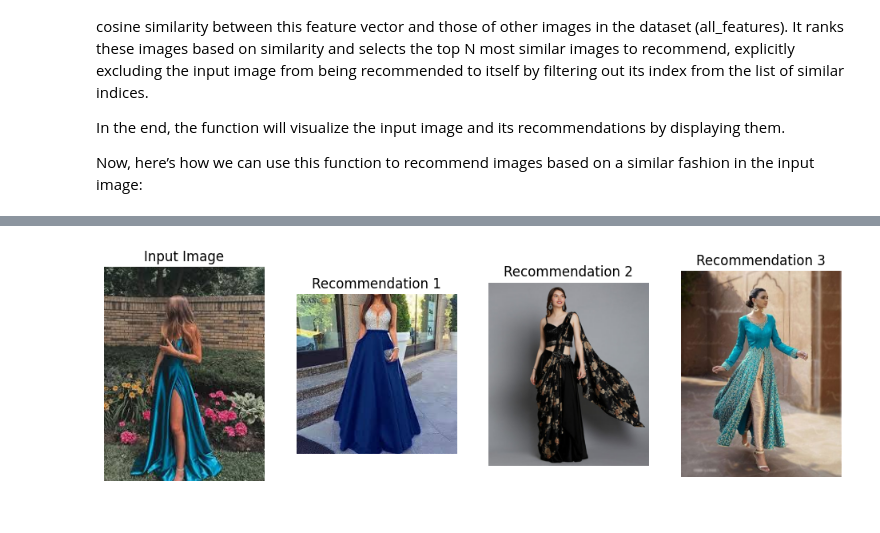
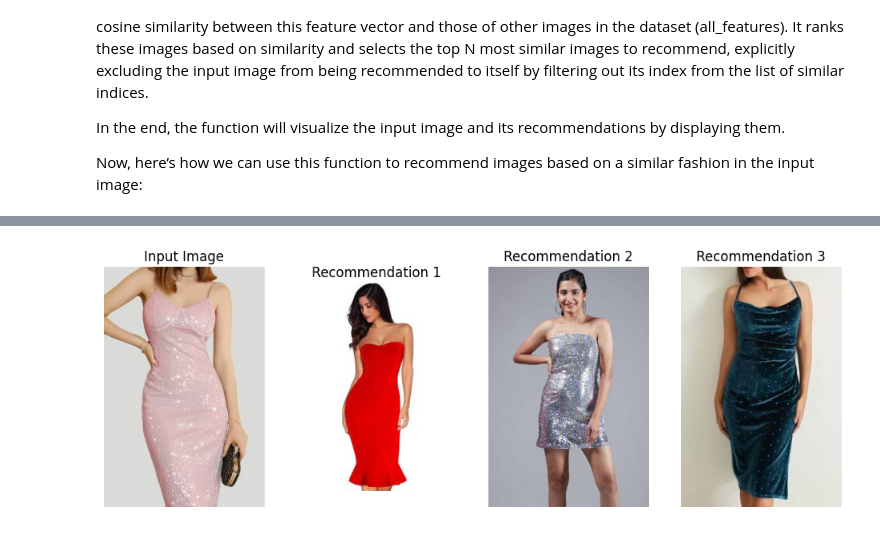
Before and after one commit to Alberto-Ruiz-CTS/ProjectIII, a Jupyter notebook: article_code.ipynb, the cells around one changed output, grey strips where cells are left out. Saved outputs shown, nothing was run; the diff lists cells and outputs as text; code cells hidden in the pictures.

Commit message:
all paths updated

```diff
--- a/article_code.ipynb
+++ b/article_code.ipynb
@@ -66,7 +66,7 @@ Now, we will create a list of all image file paths that will be used later in ex
 import glob
 
 # directory path containing your images
-image_directory = '/teamspace/studios/this_studio/women fashion'
+image_directory = '/teamspace/studios/this_studio/ProjectIII/women_fashion'
 
 image_paths_list = [file for file in glob.glob(os.path.join(image_directory, '*.*')) if file.endswith(('.jpg', '.png', '.jpeg', 'webp'))]
 
@@ -153,7 +150,6 @@ def recommend_fashion_items_cnn(input_image_path, all_features, all_image_names,
 
     # filter out the input image index from similar_indices
     similar_indices = [idx for idx in similar_indices if idx != all_image_names.index(input_image_path)]
-
     # display the input image
     plt.figure(figsize=(15, 10))
     plt.subplot(1, top_n + 1, 1)
@@ -163,7 +159,7 @@ def recommend_fashion_items_cnn(input_image_path, all_features, all_image_names,
 
     # display similar images
     for i, idx in enumerate(similar_indices[:top_n], start=1):
-        image_path = os.path.join('/teamspace/studios/this_studio/women fashion', all_image_names[idx])
+        image_path = os.path.join('/teamspace/studios/this_studio/ProjectIII/women_fashion', all_image_names[idx])
         plt.subplot(1, top_n + 1, i + 1)
         plt.imshow(Image.open(image_path))
         plt.title(f"Recommendation {i}")
@@ -177,6 +173,6 @@ In the end, the function will visualize the input image and its recommendations
 
 Now, here’s how we can use this function to recommend images based on a similar fashion in the input image:
 # %%
-input_image_path = '/teamspace/studios/this_studio/women fashion/long, elegant, teal dress with a high slit on one side.jpg'
+input_image_path = "/teamspace/studios/this_studio/ProjectIII/women_fashion/pink, knee-length dress that sparkles.jpg"
 recommend_fashion_items_cnn(input_image_path, all_features, image_paths_list, model, top_n=4)
 # %% [output]
@@ -184 +180 @@ recommend_fashion_items_cnn(input_image_path, all_features, image_paths_list, mo
-[figure, old version]
+[figure, new version]
```
Also changed, not shown: parts of 4 cells of this notebook.
